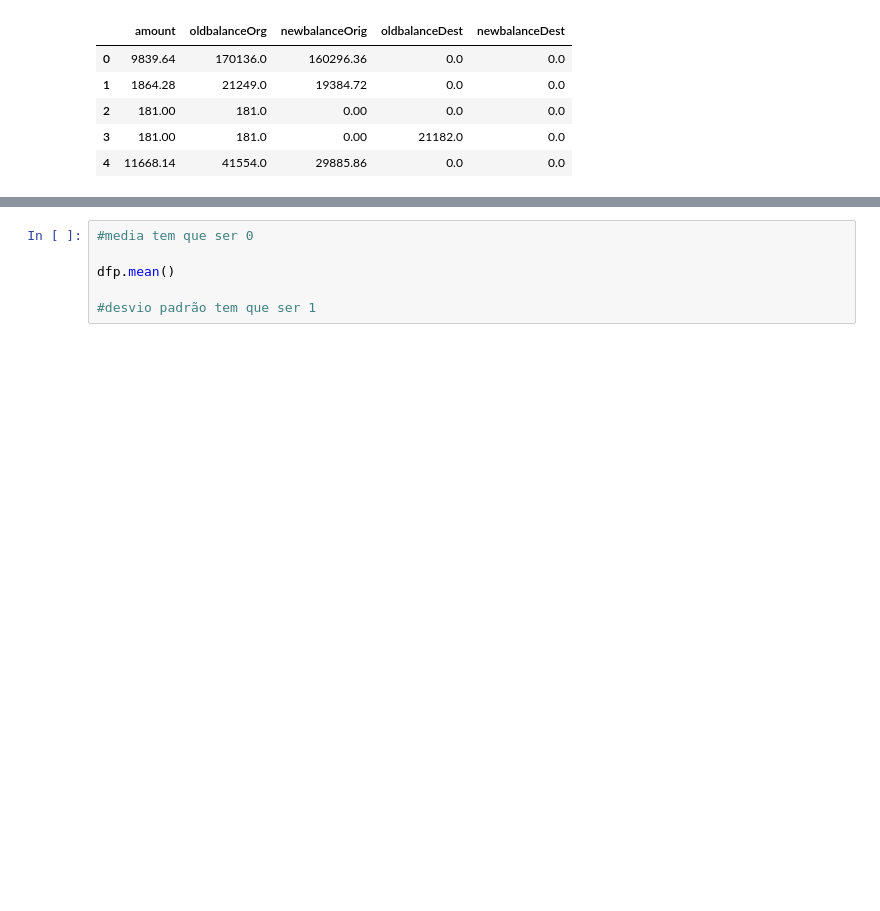
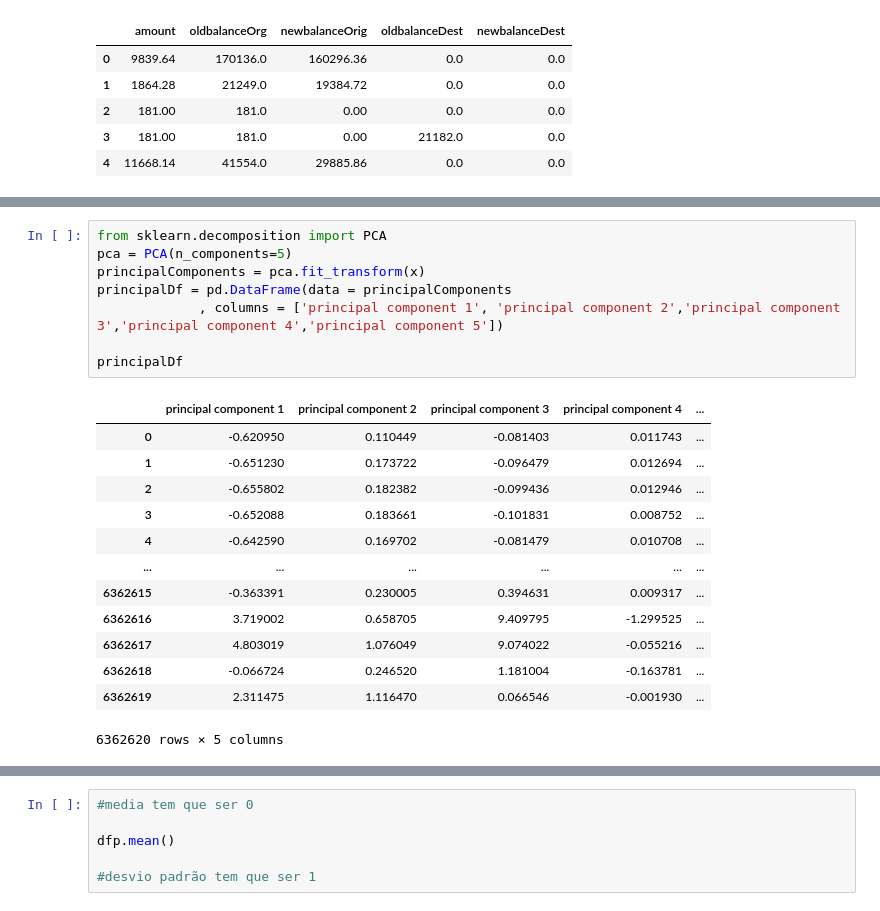
Before and after one commit to nilberthsouza/Synthetic-Financial-Datasets-For-Fraud-Detection, a Jupyter notebook: edaTheseAndModel.ipynb, the cells around one changed output, grey strips where cells are left out. Cells and saved outputs as stored; diff of their text form; blank space fills up the shorter version.

```diff
--- a/edaTheseAndModel.ipynb
+++ b/edaTheseAndModel.ipynb
@@ -135,0 +177,22 @@ dfp.head()
+# %%
+from sklearn.decomposition import PCA
+pca = PCA(n_components=5)
+principalComponents = pca.fit_transform(x)
+principalDf = pd.DataFrame(data = principalComponents
+             , columns = ['principal component 1', 'principal component 2','principal component 3','principal component 4','principal component 5'])
+
+principalDf
+# %% [output]
+|  | principal component 1 | principal component 2 | principal component 3 | principal component 4 | ... |
+| 0 | -0.620950 | 0.110449 | -0.081403 | 0.011743 | ... |
+| 1 | -0.651230 | 0.173722 | -0.096479 | 0.012694 | ... |
+| 2 | -0.655802 | 0.182382 | -0.099436 | 0.012946 | ... |
+| 3 | -0.652088 | 0.183661 | -0.101831 | 0.008752 | ... |
+| 4 | -0.642590 | 0.169702 | -0.081479 | 0.010708 | ... |
+| ... | ... | ... | ... | ... | ... |
+| 6362615 | -0.363391 | 0.230005 | 0.394631 | 0.009317 | ... |
+| 6362616 | 3.719002 | 0.658705 | 9.409795 | -1.299525 | ... |
+| 6362617 | 4.803019 | 1.076049 | 9.074022 | -0.055216 | ... |
+| 6362618 | -0.066724 | 0.246520 | 1.181004 | -0.163781 | ... |
+| 6362619 | 2.311475 | 1.116470 | 0.066546 | -0.001930 | ... |
+6362620 rows × 5 columns
```
Also changed, not shown: parts of 10 cells of this notebook.
